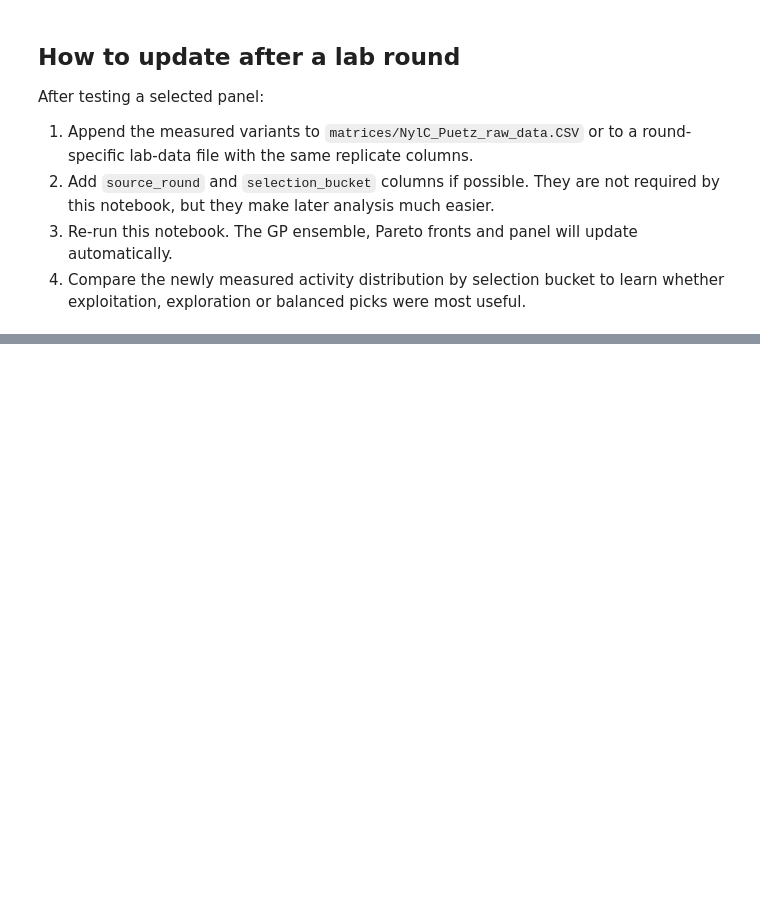
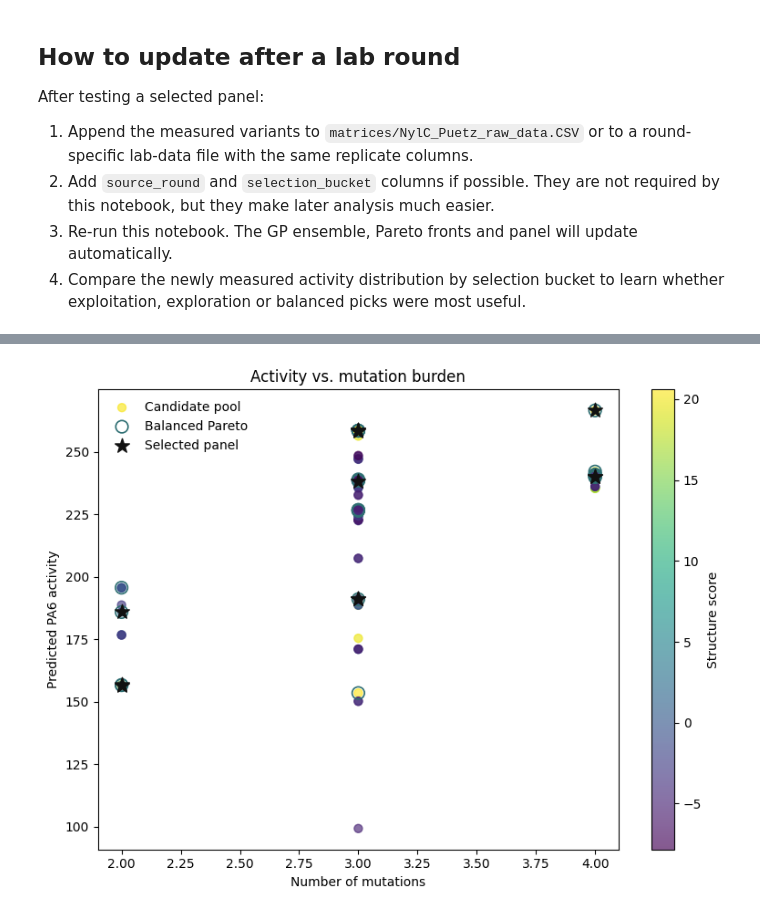
Before and after one commit to AJH305/nylon_md_features, a Jupyter notebook: Notebooks/04_Paretro.ipynb, the cells around one changed output, grey strips where cells are left out. Saved outputs shown, nothing was run; the diff lists cells and outputs as text; code cells hidden in the pictures; blank space fills up the shorter version.

```diff
--- a/Notebooks/04_Paretro.ipynb
+++ b/Notebooks/04_Paretro.ipynb
@@ -801,0 +1225,39 @@ After testing a selected panel:
+# %%
+fig, ax = plt.subplots(figsize=(8, 6))
+scatter = ax.scatter(
+    pool_plot["n_mutations"],
+    pool_plot["predicted_activity_gp_mean"],
+    c=pool_plot["structure_score"],
+    cmap="viridis",
+    s=42,
+    alpha=0.65,
+    label="Candidate pool",
+)
+ax.scatter(
+    balanced_plot["n_mutations"],
+    balanced_plot["predicted_activity_gp_mean"],
+    facecolors="none",
+    edgecolors="#2f6f73",
+    s=95,
+    linewidth=1.2,
+    label="Balanced Pareto",
+)
+ax.scatter(
+    panel_plot["n_mutations"],
+    panel_plot["predicted_activity_gp_mean"],
+    marker="*",
+    c="#111111",
+    s=140,
+    label="Selected panel",
+)
+ax.set_xlabel("Number of mutations")
+ax.set_ylabel("Predicted PA6 activity")
+ax.set_title("Activity vs. mutation burden")
+cbar = fig.colorbar(scatter, ax=ax)
+cbar.set_label("Structure score")
+ax.legend(frameon=False)
+fig.tight_layout()
+fig.savefig(PARETRO_FIG_DIR / "pareto_activity_vs_mutation_count.png", dpi=300, bbox_inches="tight")
+plt.show()
+# %% [output]
+[figure, added]
```
Also changed, not shown: parts of 20 cells of this notebook, 27 other files.
